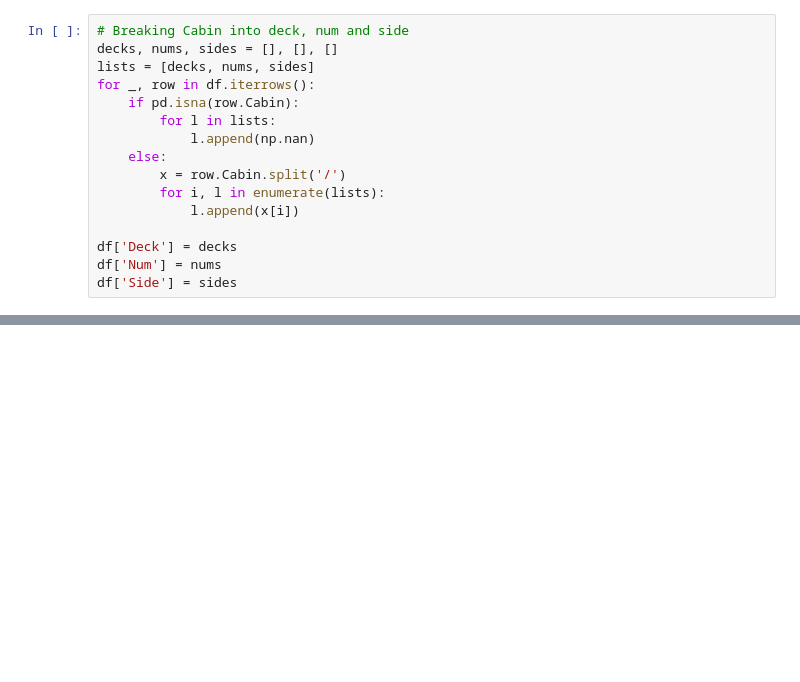
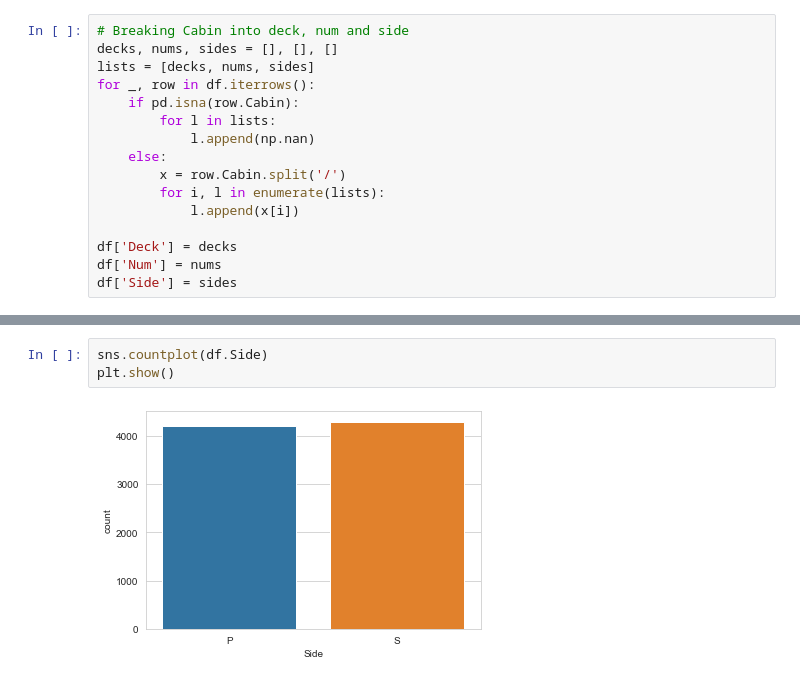
Before and after one commit to team-pass-ds/Spaceship-Titanic, a Jupyter notebook: notebooks/mukhopadhyay-eda-notebook.ipynb, the cells around one changed output, grey strips where cells are left out. Drawn from its saved outputs; the diff is of its cells as text; blank space fills up the shorter version.

```diff
--- a/notebooks/mukhopadhyay-eda-notebook.ipynb
+++ b/notebooks/mukhopadhyay-eda-notebook.ipynb
@@ -144,0 +196,5 @@ df['Side'] = sides
+# %%
+sns.countplot(df.Side)
+plt.show()
+# %% [output]
+[figure, added]
```
Also changed, not shown: parts of 35 cells of this notebook.
